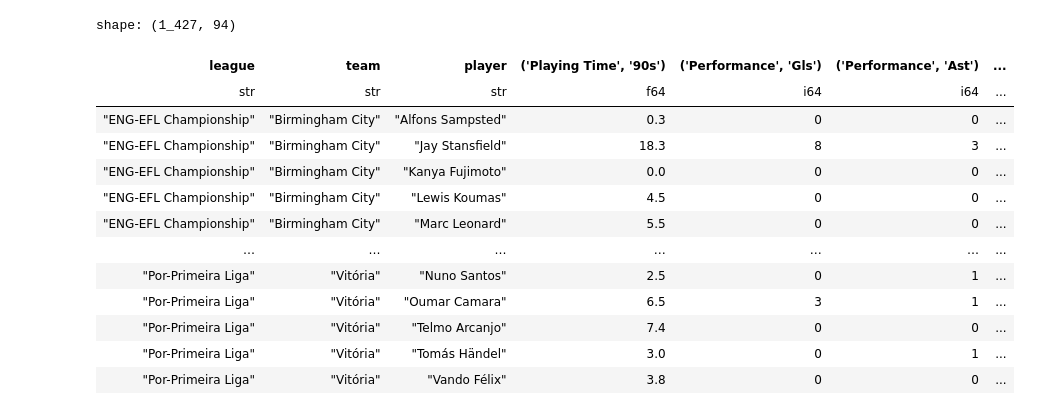
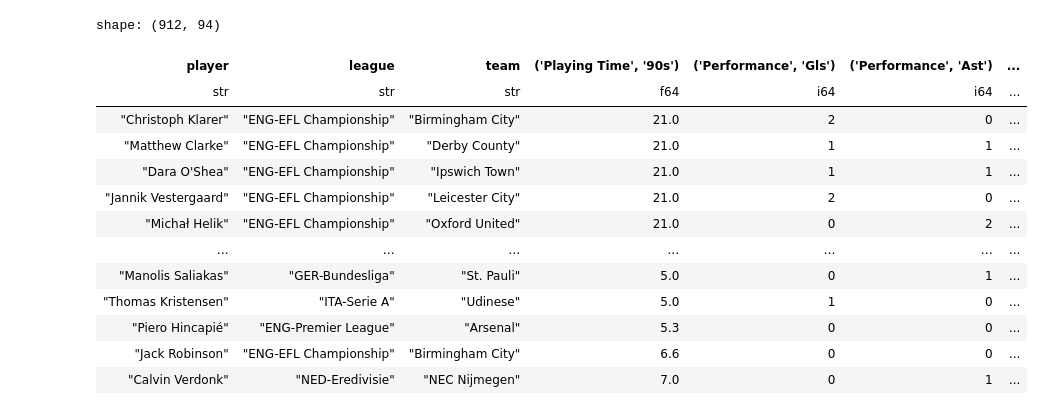
Before and after one commit to caffeine1005/footy_analysis, a Jupyter notebook: fbref_test.ipynb, the cells around one changed output. Drawn from its saved outputs; the diff is of its cells as text; code cells hidden in the pictures.

```diff
--- a/fbref_test.ipynb
+++ b/fbref_test.ipynb
@@ -99,26 +104,54 @@ shape: (3_899, 97)
 | "Por-Primeira Liga" | "Vitória" | "Vando Félix" | "MF,DF" | 3.8 | 0 | 0 | ... |
 | "Por-Primeira Liga" | "Vitória" | "Óscar Rivas" | "DF" | 11.0 | 1 | 0 | ... |
 # %%
-all_player = all_player.filter((pl.col("('pos', '')").str.contains("MF")))
-all_player = all_player.filter((pl.col("('born', '')") >= 1997))
-#all_player = all_player.filter((pl.col("('Playing Time', '90s')") >= 5))
+all_player = all_player.filter((pl.col("('pos', '')").str.contains("DF")))
 #all_player = all_player.filter(pl.col("league").str.contains("ENG-Premier League"))
+
+minutes_col = "('Playing Time', '90s')"
+pct_cols = [c for c in all_player.columns if "%" in c]
+id_cols = ["league", "team", "player", "('pos', '')", "('age', '')", "('born', '')"]
+count_cols = [
+    c for c in all_player.select(cs.numeric()).columns
+    if c not in pct_cols and c != minutes_col and c not in id_cols
+]
+
+# Mid-season transfers give one FBref row per team. Merge to one row per player:
+# counting stats are summed, percentages are minutes-weighted means, and the
+# identity columns come from the stint with the most minutes.
+all_player = (
+    all_player.sort(minutes_col, descending=True)
+    .group_by("player", maintain_order=True)
+    .agg(
+        pl.first("league"),
+        pl.first("team"),
+        pl.first("('pos', '')"),
+        pl.col(minutes_col).sum(),
+        *[pl.col(c).sum() for c in count_cols],
+        *[
+            ((pl.col(c) * pl.col(minutes_col)).sum()
+             / pl.col(minutes_col).filter(pl.col(c).is_not_null()).sum()).alias(c)
+            for c in pct_cols
+        ],
+    )
+)
+
+# Per-90 stats are far too noisy below ~450 minutes.
+all_player = all_player.filter(pl.col(minutes_col) >= 5)
 all_player = all_player.drop("('pos', '')")
-all_player = all_player.drop("('born', '')")
-all_player.drop("('age', '')")
+all_player
 # %% [output]
-shape: (1_427, 94)
+shape: (912, 94)
-| league | team | player | ('Playing Time', '90s') | ('Performance', 'Gls') | ('Performance', 'Ast') | ... |
+| player | league | team | ('Playing Time', '90s') | ('Performance', 'Gls') | ('Performance', 'Ast') | ... |
 | str | str | str | f64 | i64 | i64 | ... |
-| "ENG-EFL Championship" | "Birmingham City" | "Alfons Sampsted" | 0.3 | 0 | 0 | ... |
-| "ENG-EFL Championship" | "Birmingham City" | "Jay Stansfield" | 18.3 | 8 | 3 | ... |
-| "ENG-EFL Championship" | "Birmingham City" | "Kanya Fujimoto" | 0.0 | 0 | 0 | ... |
-| "ENG-EFL Championship" | "Birmingham City" | "Lewis Koumas" | 4.5 | 0 | 0 | ... |
-| "ENG-EFL Championship" | "Birmingham City" | "Marc Leonard" | 5.5 | 0 | 0 | ... |
+| "Christoph Klarer" | "ENG-EFL Championship" | "Birmingham City" | 21.0 | 2 | 0 | ... |
+| "Matthew Clarke" | "ENG-EFL Championship" | "Derby County" | 21.0 | 1 | 1 | ... |
+| "Dara O'Shea" | "ENG-EFL Championship" | "Ipswich Town" | 21.0 | 1 | 1 | ... |
+| "Jannik Vestergaard" | "ENG-EFL Championship" | "Leicester City" | 21.0 | 2 | 0 | ... |
+| "Michał Helik" | "ENG-EFL Championship" | "Oxford United" | 21.0 | 0 | 2 | ... |
 | … | … | … | … | … | … | ... |
-| "Por-Primeira Liga" | "Vitória" | "Nuno Santos" | 2.5 | 0 | 1 | ... |
-| "Por-Primeira Liga" | "Vitória" | "Oumar Camara" | 6.5 | 3 | 1 | ... |
-| "Por-Primeira Liga" | "Vitória" | "Telmo Arcanjo" | 7.4 | 0 | 0 | ... |
-| "Por-Primeira Liga" | "Vitória" | "Tomás Händel" | 3.0 | 0 | 1 | ... |
-| "Por-Primeira Liga" | "Vitória" | "Vando Félix" | 3.8 | 0 | 0 | ... |
+| "Manolis Saliakas" | "GER-Bundesliga" | "St. Pauli" | 5.0 | 0 | 1 | ... |
+| "Thomas Kristensen" | "ITA-Serie A" | "Udinese" | 5.0 | 1 | 0 | ... |
+| "Piero Hincapié" | "ENG-Premier League" | "Arsenal" | 5.3 | 0 | 0 | ... |
+| "Jack Robinson" | "ENG-EFL Championship" | "Birmingham City" | 6.6 | 0 | 0 | ... |
+| "Calvin Verdonk" | "NED-Eredivisie" | "NEC Nijmegen" | 7.0 | 0 | 1 | ... |
 # %%
```
Also changed, not shown: parts of 7 cells of this notebook, 2 other files.
